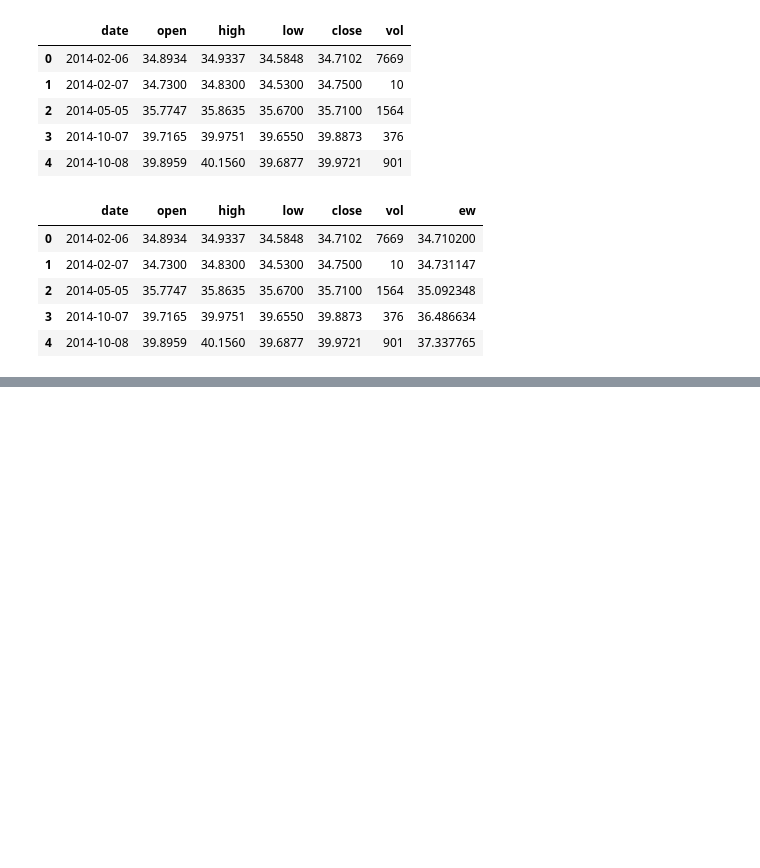
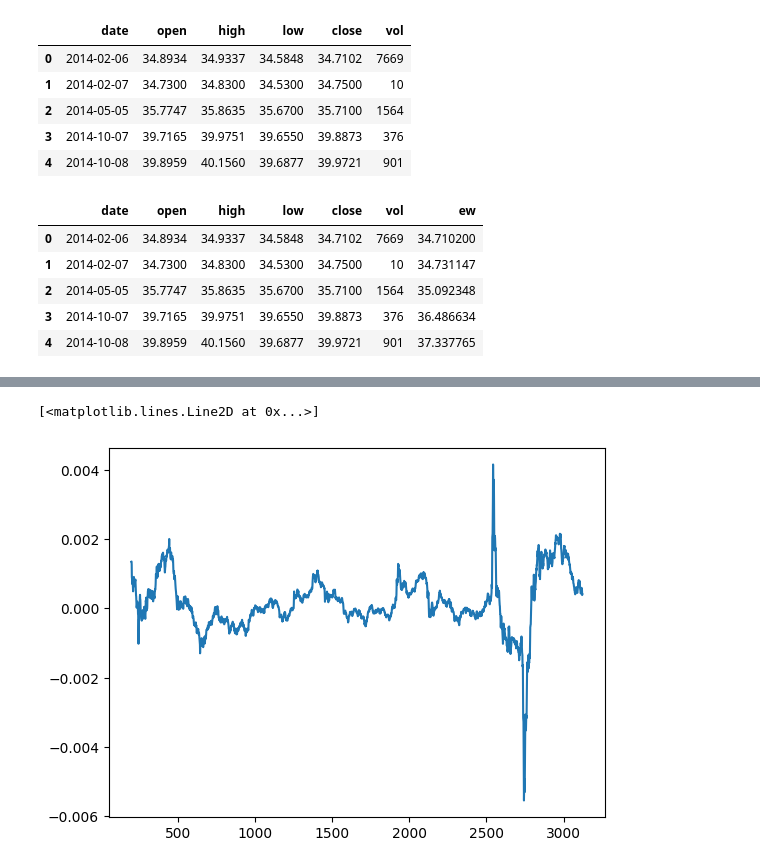
Before and after one commit to SoulDancer27/financial_tools, a Jupyter notebook: currency/plot.ipynb, the cells around one changed output, grey strips where cells are left out. Cells and saved outputs as stored; diff of their text form; code cells hidden in the pictures; blank space fills up the shorter version.

```diff
--- a/currency/plot.ipynb
+++ b/currency/plot.ipynb
@@ -35,0 +97,2 @@ fig.show()
+# %%
+data["ma200"] = data["ohlc4"].rolling(window=200).mean()
@@ -35,0 +111,5 @@ fig.show()
+# %%
+plt.plot(data["ma200"].pct_change())
+# %% [output]
+[<matplotlib.lines.Line2D at 0x...>]
+[figure, added]
```
Also changed, not shown: parts of 24 cells of this notebook, 1 other file.
